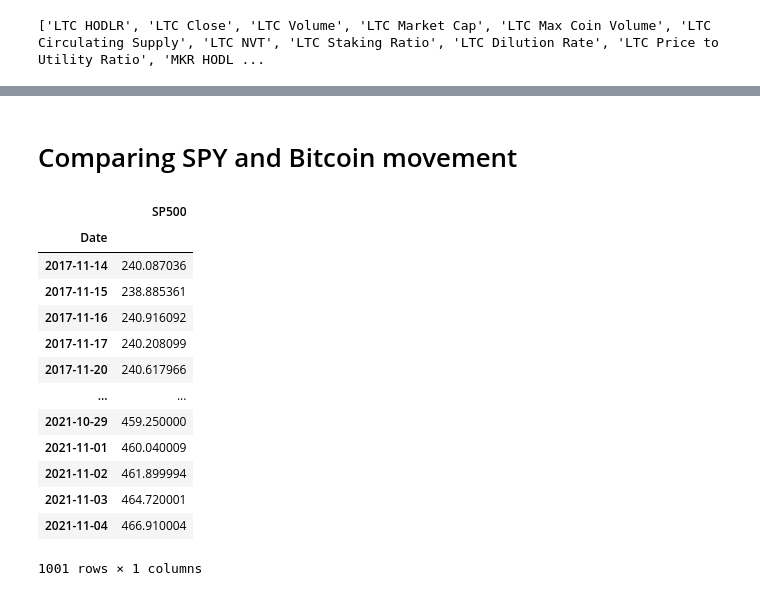
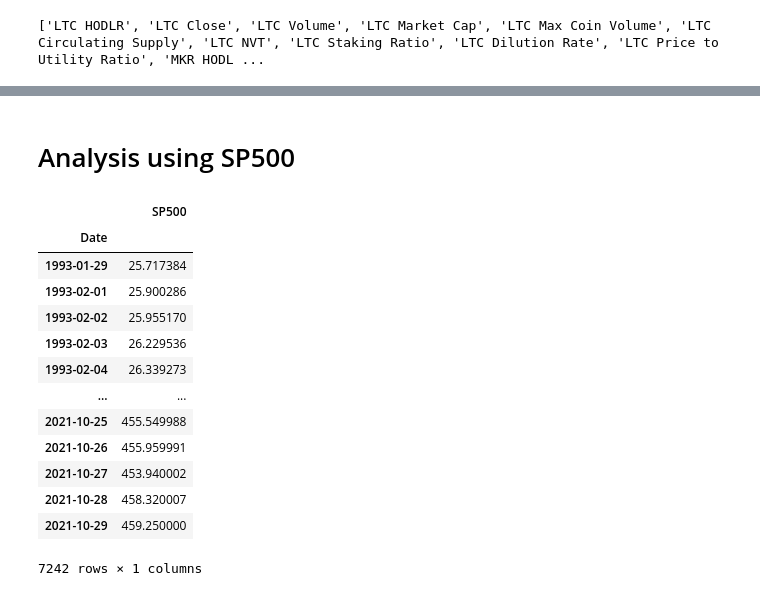
Before and after one commit to nairrekhabr/Project_3, a Jupyter notebook: ltc_mkr_analysis/LTC_MKR_analysis.ipynb, the cells around one changed output, grey strips where cells are left out. Drawn from its saved outputs; the diff is of its cells as text; code cells hidden in the pictures.

```diff
--- a/ltc_mkr_analysis/LTC_MKR_analysis.ipynb
+++ b/ltc_mkr_analysis/LTC_MKR_analysis.ipynb
@@ -503,26 +426,24 @@ crypto_metrics
-# %% [markdown]
-# Comparing SPY and Bitcoin movement
+# %% [markdown]
+# Analysis using SP500
 # %%
-#import S&P 500 close prices
-spy_ticker = yf.Ticker("SPY")
-spy_ticker_hist = spy_ticker.history(period="max")
-spy_ticker_hist = spy_ticker_hist.drop(columns=["Open", "High", "Low", "Volume", "Dividends", "Stock Splits"])
-spy_ticker_hist = spy_ticker_hist.dropna()
-spy_ticker_hist = spy_ticker_hist.rename(columns = {"Close":"SP500"})
-spy_ticker_hist = spy_ticker_hist.iloc[6245:7246]
-spy_ticker_hist
+#Analysis using SP500 instead of BTC
+ticker = yf.Ticker("SPY")
+ticker_hist = ticker.history(period="max")
+ticker_hist = ticker_hist.drop(columns=["Open", "High", "Low", "Volume", "Dividends", "Stock Splits"])
+ticker_hist = ticker_hist.rename(columns = {"Close":"SP500"})
+ticker_hist
 # %% [output]
 |  | SP500 |
 | Date |  |
-| 2017-11-14 | 240.087036 |
-| 2017-11-15 | 238.885361 |
-| 2017-11-16 | 240.916092 |
-| 2017-11-17 | 240.208099 |
-| 2017-11-20 | 240.617966 |
+| 1993-01-29 | 25.717384 |
+| 1993-02-01 | 25.900286 |
+| 1993-02-02 | 25.955170 |
+| 1993-02-03 | 26.229536 |
+| 1993-02-04 | 26.339273 |
 | ... | ... |
+| 2021-10-25 | 455.549988 |
+| 2021-10-26 | 455.959991 |
+| 2021-10-27 | 453.940002 |
+| 2021-10-28 | 458.320007 |
 | 2021-10-29 | 459.250000 |
-| 2021-11-01 | 460.040009 |
-| 2021-11-02 | 461.899994 |
-| 2021-11-03 | 464.720001 |
-| 2021-11-04 | 466.910004 |
-1001 rows × 1 columns
+7242 rows × 1 columns
```
Also changed, not shown: parts of 37 cells of this notebook.
